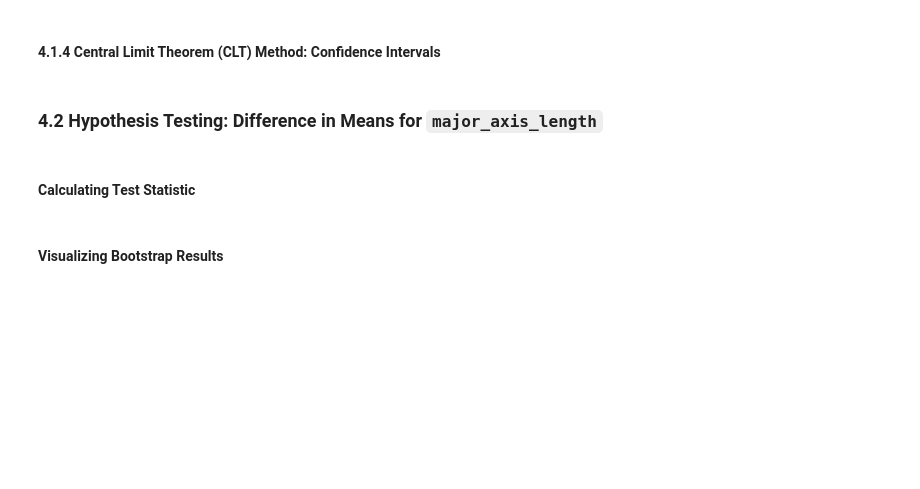
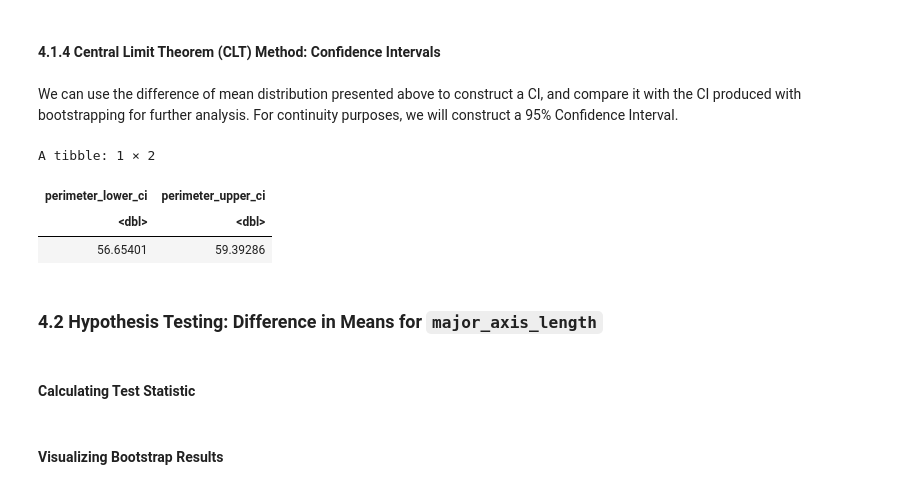
Before and after one commit to yun-sky/STAT-201-Project, a Jupyter notebook: Final Report.ipynb, the cells around one changed output. Saved outputs shown, nothing was run; the diff lists cells and outputs as text; code cells hidden in the pictures; blank space fills up the shorter version.

Commit message:
fixed my bit
moved the clt testing and ci up, added a results portion and a small comparative analysis portion at the end.

```diff
--- a/Final Report.ipynb
+++ b/Final Report.ipynb
@@ -288,5 +308,25 @@ bootstrap_perimeter_dist_ci
 # %% [markdown]
 #### 4.1.4 Central Limit Theorem (CLT) Method: Confidence Intervals
+# %% [markdown]
+We can use the difference of mean distribution presented above to construct a CI, and compare it with the CI produced with bootstrapping for further analysis. For continuity purposes, we will construct a 95% Confidence Interval.
+# %%
+# 95% confidence interval for difference in mean perimeter between Cammeo and Osmancik using CLT
+perimeter_diff_means_ci <-
+    tibble(
+        perimeter_lower_ci = mean(cammeo_sample$perimeter) - mean(osmancik_sample$perimeter) -
+                             qnorm(1-(0.05/2)) *
+                             sqrt(var(cammeo_sample$perimeter)/length(cammeo_sample$perimeter) + var(osmancik_sample$perimeter)/length(osmancik_sample$perimeter)),
+        perimeter_upper_ci = mean(cammeo_sample$perimeter) - mean(osmancik_sample$perimeter) +
+                             qnorm(1-(0.05/2)) *
+                             sqrt(var(cammeo_sample$perimeter)/length(cammeo_sample$perimeter) + var(osmancik_sample$perimeter)/length(osmancik_sample$perimeter))
+    )
+
+perimeter_diff_means_ci
+# %% [output]
+A tibble: 1 × 2
+| perimeter_lower_ci | perimeter_upper_ci |
+| <dbl> | <dbl> |
+| 56.65401 | 59.39286 |
 # %% [markdown]
 ### 4.2 Hypothesis Testing: Difference in Means for `major_axis_length`
 # %%
```
Also changed, not shown: parts of 13 cells of this notebook.
